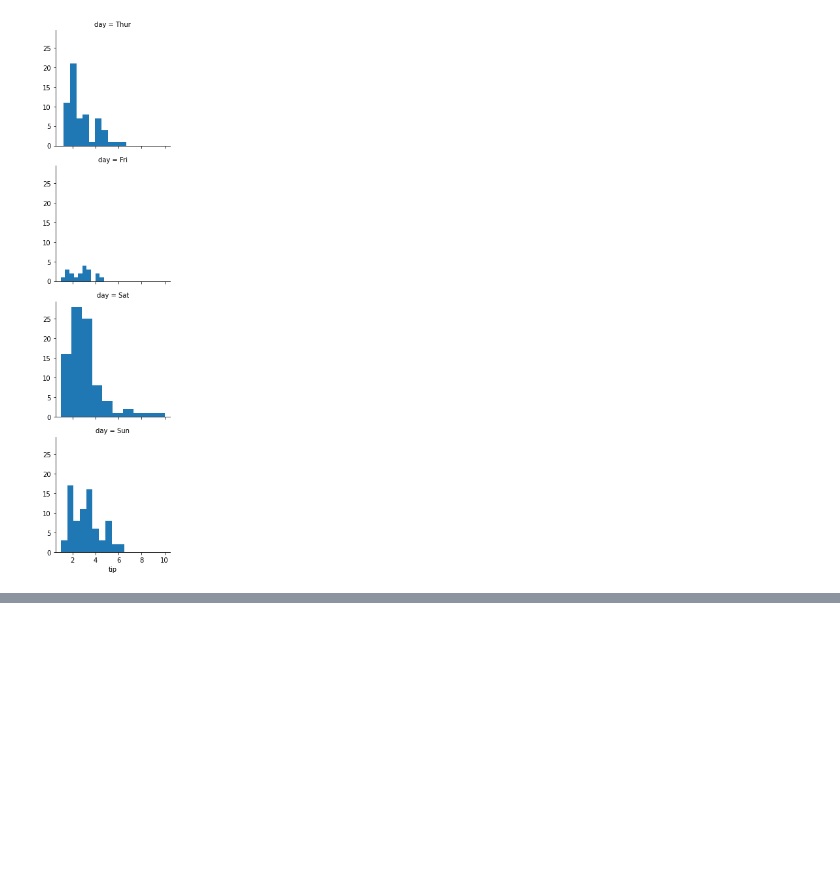
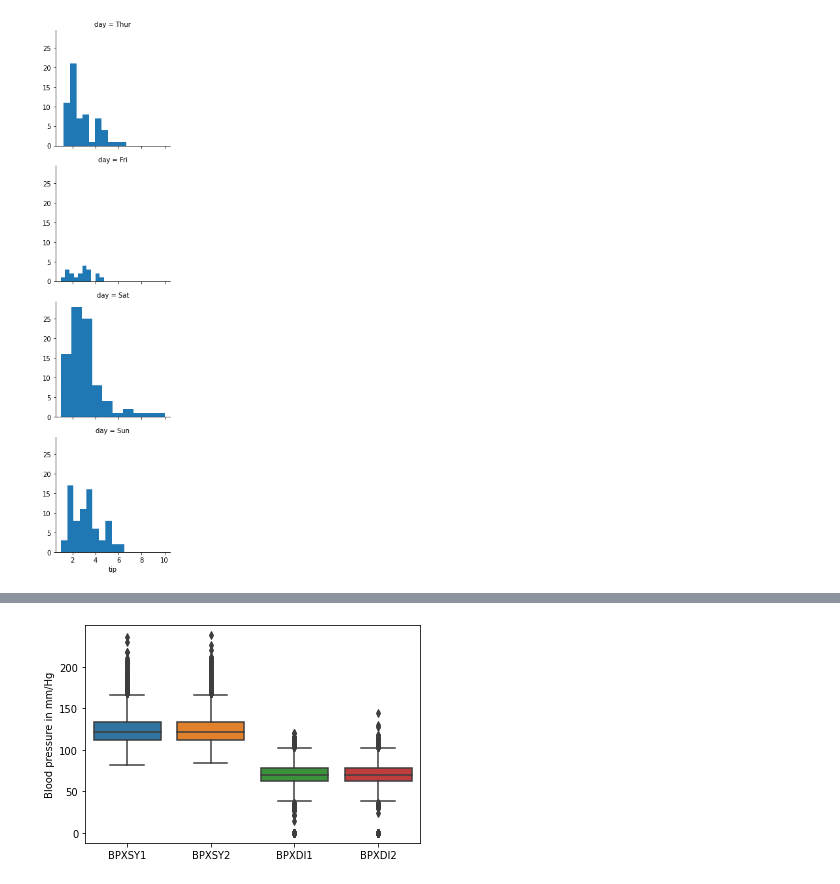
Before and after one commit to Gokulvasan-V/Coursera_practice, a Jupyter notebook: Understanding_and_Visualizing_Data_with_Python.ipynb, the cells around one changed output, grey strips where cells are left out. Cells and saved outputs as stored; diff of their text form; code cells hidden in the pictures; blank space fills up the shorter version.

```diff
--- a/Understanding_and_Visualizing_Data_with_Python.ipynb
+++ b/Understanding_and_Visualizing_Data_with_Python.ipynb
@@ -769,0 +904,5 @@ plt.show()
+# %%
+bp = sns.boxplot(data=da.loc[:, ["BPXSY1", "BPXSY2", "BPXDI1", "BPXDI2"]])
+_ = bp.set_ylabel("Blood pressure in mm/Hg")
+# %% [output]
+[figure, added]
```
Also changed, not shown: parts of 28 cells of this notebook.
